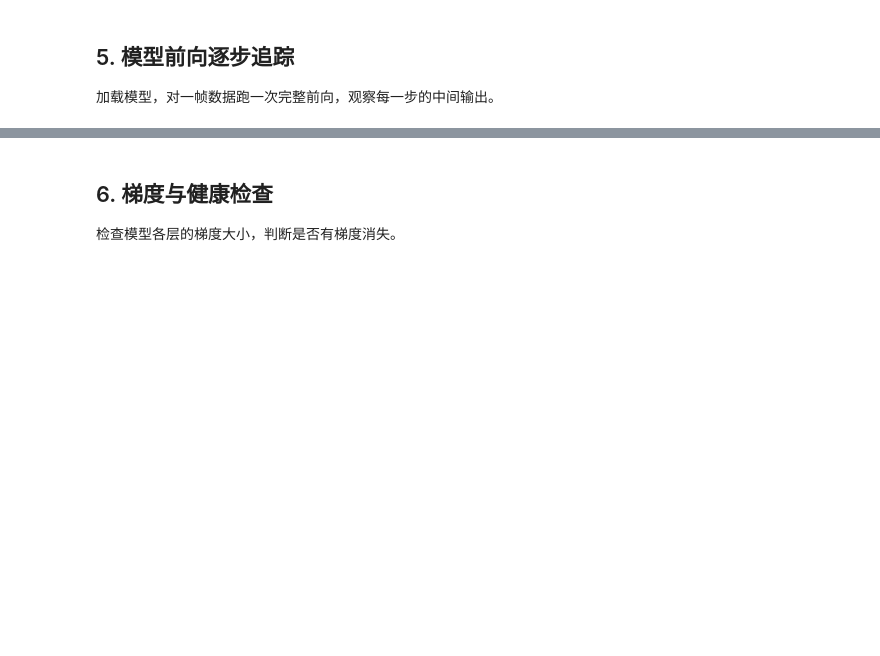
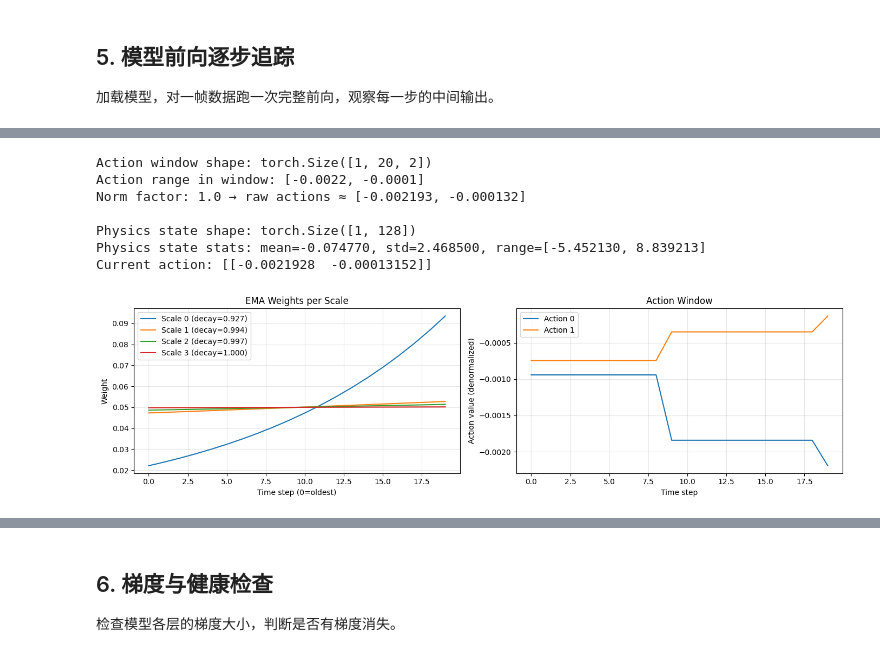
Before and after one commit to TofuR/SelfSoftRobot, a Jupyter notebook: notebooks/05_pipeline_diagnosis.ipynb, the cells around one changed output, grey strips where cells are left out. Drawn from its saved outputs; the diff is of its cells as text; code cells hidden in the pictures; blank space fills up the shorter version.

```diff
--- a/notebooks/05_pipeline_diagnosis.ipynb
+++ b/notebooks/05_pipeline_diagnosis.ipynb
@@ -449,36 +500,45 @@ print(f'Physics state shape: {physics_state.shape}')
 print(f'Physics state stats: mean={physics_state.mean().item():.6f}, '
       f'std={physics_state.std().item():.6f}, '
       f'range=[{physics_state.min().item():.6f}, {physics_state.max().item():.6f}]')
-print(f'Current action: {current_action.cpu().numpy()})')
+print(f'Current action: {current_action.cpu().numpy()}')
 
 # 检查 EMA 各尺度的权重分布
-decays_tensor = model.temporal.decays
+decays_tensor = model.temporal.decays.detach()
 K = action_window.shape[1]
 powers = torch.arange(K, device=device).float()
 weights = decays_tensor.unsqueeze(1) ** (K - 1 - powers).unsqueeze(0)
 weights_norm = weights / weights.sum(dim=1, keepdim=True)
 
 fig, axes = plt.subplots(1, 2, figsize=(14, 4))
 for s in range(len(decays_tensor)):
     axes[0].plot(weights_norm[s].cpu().numpy(), label=f'Scale {s} (decay={decays[s]:.3f})')
 axes[0].set_xlabel('Time step (0=oldest)')
 axes[0].set_ylabel('Weight')
 axes[0].set_title('EMA Weights per Scale')
 axes[0].legend()
 axes[0].grid(True, alpha=0.3)
 
 # 动作窗口内容
 raw_actions = action_window[0].cpu().numpy() * norm_factor
 for d in range(action_dim):
     axes[1].plot(raw_actions[:, d], label=f'Action {d}')
 axes[1].set_xlabel('Time step')
 axes[1].set_ylabel('Action value (denormalized)')
 axes[1].set_title('Action Window')
 axes[1].legend()
 axes[1].grid(True, alpha=0.3)
 
 plt.tight_layout()
 plt.show()
+# %% [output]
+Action window shape: torch.Size([1, 20, 2])
+Action range in window: [-0.0022, -0.0001]
+Norm factor: 1.0 → raw actions ≈ [-0.002193, -0.000132]
+
+Physics state shape: torch.Size([1, 128])
+Physics state stats: mean=-0.074770, std=2.468500, range=[-5.452130, 8.839213]
+Current action: [[-0.0021928  -0.00013152]]
+[figure, added]
 # %%
 # Step 5b: 3D 空间场查询
 # 在机器人附近构建密集网格，查询 density 和 visibility
```
Also changed, not shown: parts of 16 cells of this notebook, 2 other files.
